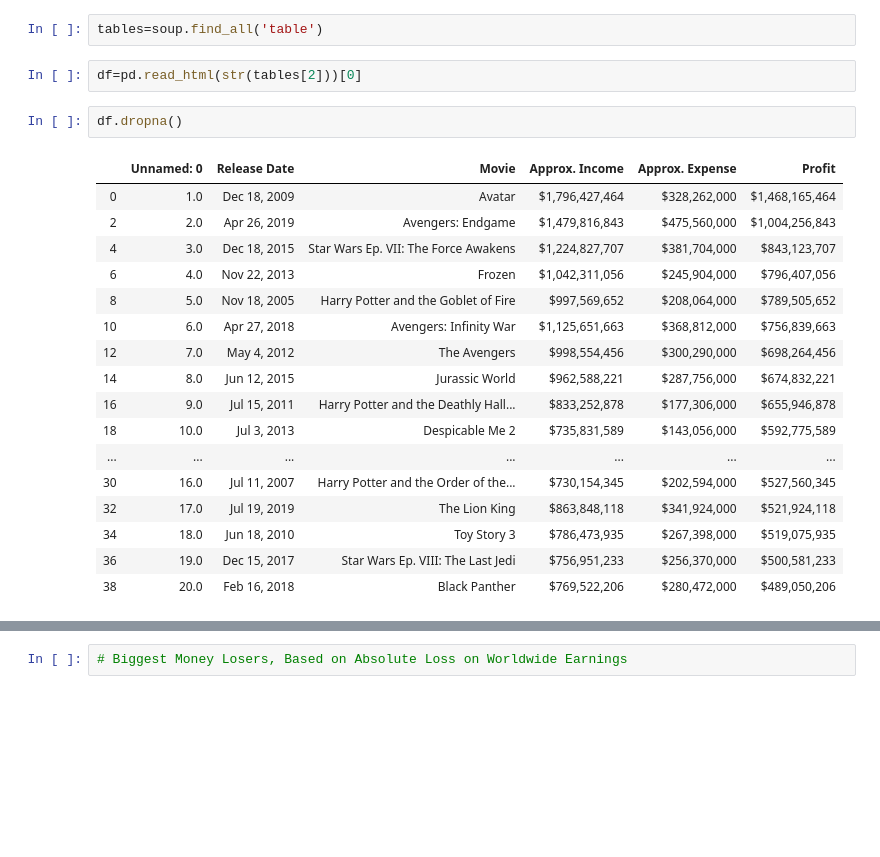
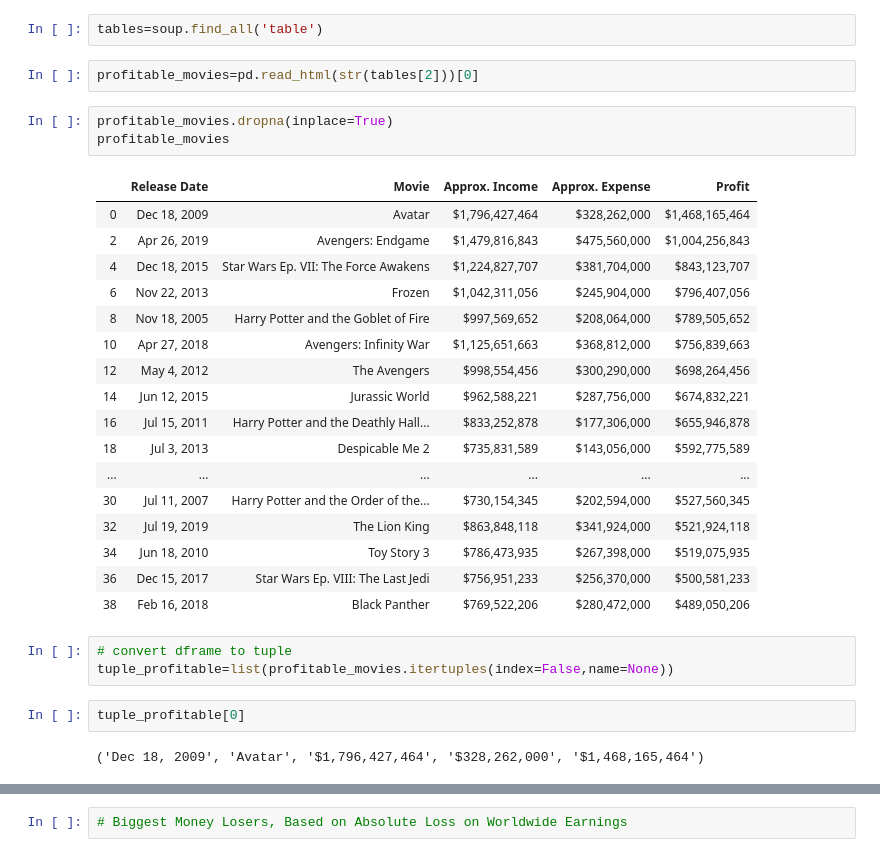
Before and after one commit to trevohearn/SailajaAndTrevor, a Jupyter notebook: new movies project(final).ipynb, the cells around one changed output, grey strips where cells are left out. Drawn from its saved outputs; the diff is of its cells as text; blank space fills up the shorter version.

```diff
--- a/new movies project(final).ipynb
+++ b/new movies project(final).ipynb
@@ -86,24 +237,32 @@ soup = BeautifulSoup(html_page.content,'html.parser')
 # %%
 tables=soup.find_all('table')
 # %%
-df=pd.read_html(str(tables[2]))[0]
+profitable_movies=pd.read_html(str(tables[2]))[0]
-# %%
-df.dropna()
-# %% [output]
-|  | Unnamed: 0 | Release Date | Movie | Approx. Income | Approx. Expense | Profit |
-| 0 | 1.0 | Dec 18, 2009 | Avatar | $1,796,427,464 | $328,262,000 | $1,468,165,464 |
-| 2 | 2.0 | Apr 26, 2019 | Avengers: Endgame | $1,479,816,843 | $475,560,000 | $1,004,256,843 |
-| 4 | 3.0 | Dec 18, 2015 | Star Wars Ep. VII: The Force Awakens | $1,224,827,707 | $381,704,000 | $843,123,707 |
-| 6 | 4.0 | Nov 22, 2013 | Frozen | $1,042,311,056 | $245,904,000 | $796,407,056 |
-| 8 | 5.0 | Nov 18, 2005 | Harry Potter and the Goblet of Fire | $997,569,652 | $208,064,000 | $789,505,652 |
-| 10 | 6.0 | Apr 27, 2018 | Avengers: Infinity War | $1,125,651,663 | $368,812,000 | $756,839,663 |
-| 12 | 7.0 | May 4, 2012 | The Avengers | $998,554,456 | $300,290,000 | $698,264,456 |
-| 14 | 8.0 | Jun 12, 2015 | Jurassic World | $962,588,221 | $287,756,000 | $674,832,221 |
-| 16 | 9.0 | Jul 15, 2011 | Harry Potter and the Deathly Hall... | $833,252,878 | $177,306,000 | $655,946,878 |
-| 18 | 10.0 | Jul 3, 2013 | Despicable Me 2 | $735,831,589 | $143,056,000 | $592,775,589 |
-| ... | ... | ... | ... | ... | ... | ... |
-| 30 | 16.0 | Jul 11, 2007 | Harry Potter and the Order of the... | $730,154,345 | $202,594,000 | $527,560,345 |
-| 32 | 17.0 | Jul 19, 2019 | The Lion King | $863,848,118 | $341,924,000 | $521,924,118 |
-| 34 | 18.0 | Jun 18, 2010 | Toy Story 3 | $786,473,935 | $267,398,000 | $519,075,935 |
-| 36 | 19.0 | Dec 15, 2017 | Star Wars Ep. VIII: The Last Jedi | $756,951,233 | $256,370,000 | $500,581,233 |
-| 38 | 20.0 | Feb 16, 2018 | Black Panther | $769,522,206 | $280,472,000 | $489,050,206 |
+# %%
+profitable_movies.dropna(inplace=True)
+profitable_movies
+# %% [output]
+|  | Release Date | Movie | Approx. Income | Approx. Expense | Profit |
+| 0 | Dec 18, 2009 | Avatar | $1,796,427,464 | $328,262,000 | $1,468,165,464 |
+| 2 | Apr 26, 2019 | Avengers: Endgame | $1,479,816,843 | $475,560,000 | $1,004,256,843 |
+| 4 | Dec 18, 2015 | Star Wars Ep. VII: The Force Awakens | $1,224,827,707 | $381,704,000 | $843,123,707 |
+| 6 | Nov 22, 2013 | Frozen | $1,042,311,056 | $245,904,000 | $796,407,056 |
+| 8 | Nov 18, 2005 | Harry Potter and the Goblet of Fire | $997,569,652 | $208,064,000 | $789,505,652 |
+| 10 | Apr 27, 2018 | Avengers: Infinity War | $1,125,651,663 | $368,812,000 | $756,839,663 |
+| 12 | May 4, 2012 | The Avengers | $998,554,456 | $300,290,000 | $698,264,456 |
+| 14 | Jun 12, 2015 | Jurassic World | $962,588,221 | $287,756,000 | $674,832,221 |
+| 16 | Jul 15, 2011 | Harry Potter and the Deathly Hall... | $833,252,878 | $177,306,000 | $655,946,878 |
+| 18 | Jul 3, 2013 | Despicable Me 2 | $735,831,589 | $143,056,000 | $592,775,589 |
+| ... | ... | ... | ... | ... | ... |
+| 30 | Jul 11, 2007 | Harry Potter and the Order of the... | $730,154,345 | $202,594,000 | $527,560,345 |
+| 32 | Jul 19, 2019 | The Lion King | $863,848,118 | $341,924,000 | $521,924,118 |
+| 34 | Jun 18, 2010 | Toy Story 3 | $786,473,935 | $267,398,000 | $519,075,935 |
+| 36 | Dec 15, 2017 | Star Wars Ep. VIII: The Last Jedi | $756,951,233 | $256,370,000 | $500,581,233 |
+| 38 | Feb 16, 2018 | Black Panther | $769,522,206 | $280,472,000 | $489,050,206 |
+# %%
+# convert dframe to tuple
+tuple_profitable=list(profitable_movies.itertuples(index=False,name=None))
+# %%
+tuple_profitable[0]
+# %% [output]
+('Dec 18, 2009', 'Avatar', '$1,796,427,464', '$328,262,000', '$1,468,165,464')
```
Also changed, not shown: parts of 39 cells of this notebook, 1 other file.
